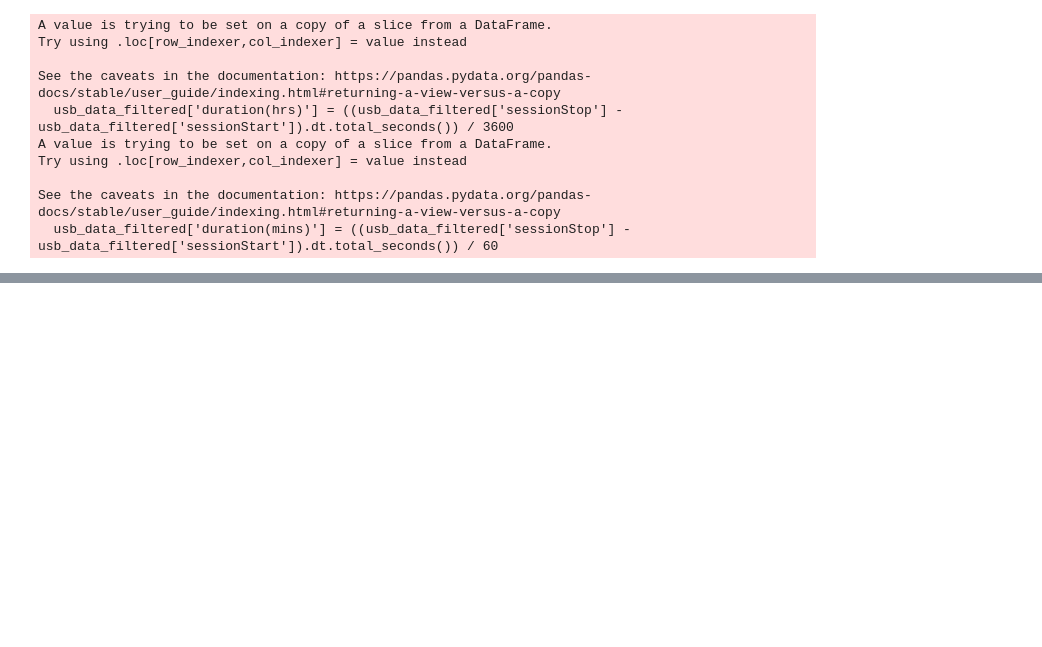
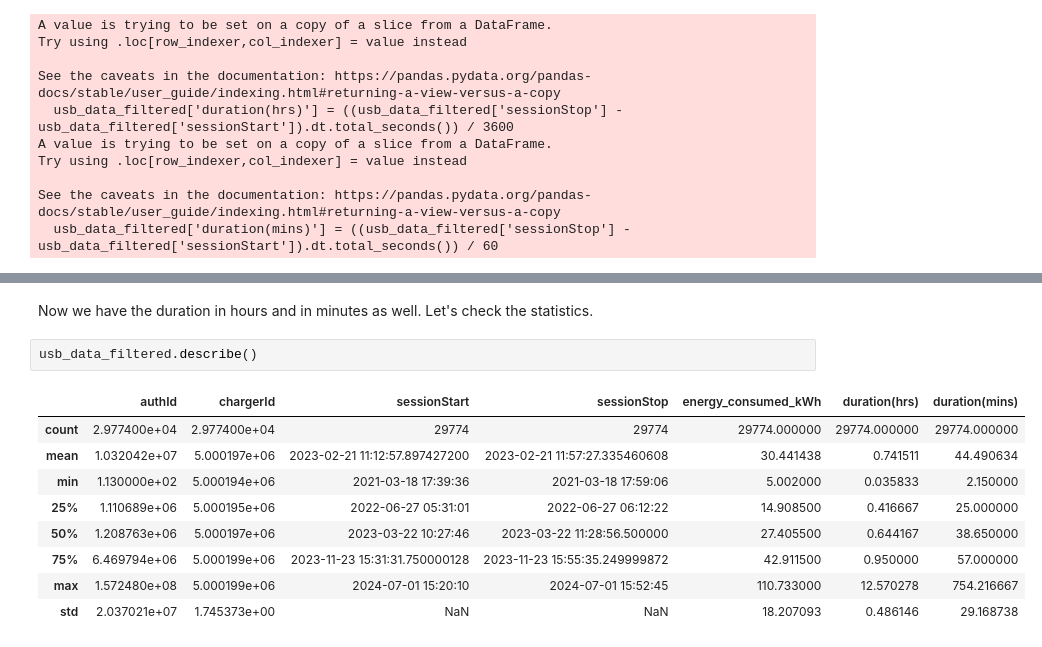
Before and after one commit to kkulkarni2199/My-Projects, a Jupyter notebook: Analysis of EV charging usage in UK/src/usb_analysis.ipynb, the cells around one changed output, grey strips where cells are left out. Drawn from its saved outputs; the diff is of its cells as text; blank space fills up the shorter version.

```diff
--- a/Analysis of EV charging usage in UK/src/usb_analysis.ipynb
+++ b/Analysis of EV charging usage in UK/src/usb_analysis.ipynb
@@ -189,3 +189,17 @@ usb_data_filtered.head()
 | 2 | 63ef2126-e813-4225-982d-fcd89108f2ba | 1076569 | 5000197 | CUSTOMER | 2021-03-18 20:43:25 | 2021-03-18 21:07:50 | CHADEMO | 13.882 | ... |
 | 3 | 707dbb44-cb45-4cea-ab86-dec7c06d6a43 | 1073736 | 5000198 | CUSTOMER | 2021-03-18 21:23:07 | 2021-03-18 21:47:35 | IEC_62196_T2_COMBO | 18.428 | ... |
 | 4 | 55a243f9-6c3a-4a53-a964-fc7f3d88ddb7 | 1073736 | 5000197 | CUSTOMER | 2021-03-18 22:24:24 | 2021-03-18 23:09:28 | CHADEMO | 12.836 | ... |
+# %% [markdown]
+Now we have the duration in hours and in minutes as well. Let's check the statistics.
+# %%
+usb_data_filtered.describe()
+# %% [output]
+|  | authId | chargerId | sessionStart | sessionStop | energy_consumed_kWh | duration(hrs) | duration(mins) |
+| count | 2.977400e+04 | 2.977400e+04 | 29774 | 29774 | 29774.000000 | 29774.000000 | 29774.000000 |
+| mean | 1.032042e+07 | 5.000197e+06 | 2023-02-21 11:12:57.897427200 | 2023-02-21 11:57:27.335460608 | 30.441438 | 0.741511 | 44.490634 |
+| min | 1.130000e+02 | 5.000194e+06 | 2021-03-18 17:39:36 | 2021-03-18 17:59:06 | 5.002000 | 0.035833 | 2.150000 |
+| 25% | 1.110689e+06 | 5.000195e+06 | 2022-06-27 05:31:01 | 2022-06-27 06:12:22 | 14.908500 | 0.416667 | 25.000000 |
+| 50% | 1.208763e+06 | 5.000197e+06 | 2023-03-22 10:27:46 | 2023-03-22 11:28:56.500000 | 27.405500 | 0.644167 | 38.650000 |
+| 75% | 6.469794e+06 | 5.000199e+06 | 2023-11-23 15:31:31.750000128 | 2023-11-23 15:55:35.249999872 | 42.911500 | 0.950000 | 57.000000 |
+| max | 1.572480e+08 | 5.000199e+06 | 2024-07-01 15:20:10 | 2024-07-01 15:52:45 | 110.733000 | 12.570278 | 754.216667 |
+| std | 2.037021e+07 | 1.745373e+00 | NaN | NaN | 18.207093 | 0.486146 | 29.168738 |
```
